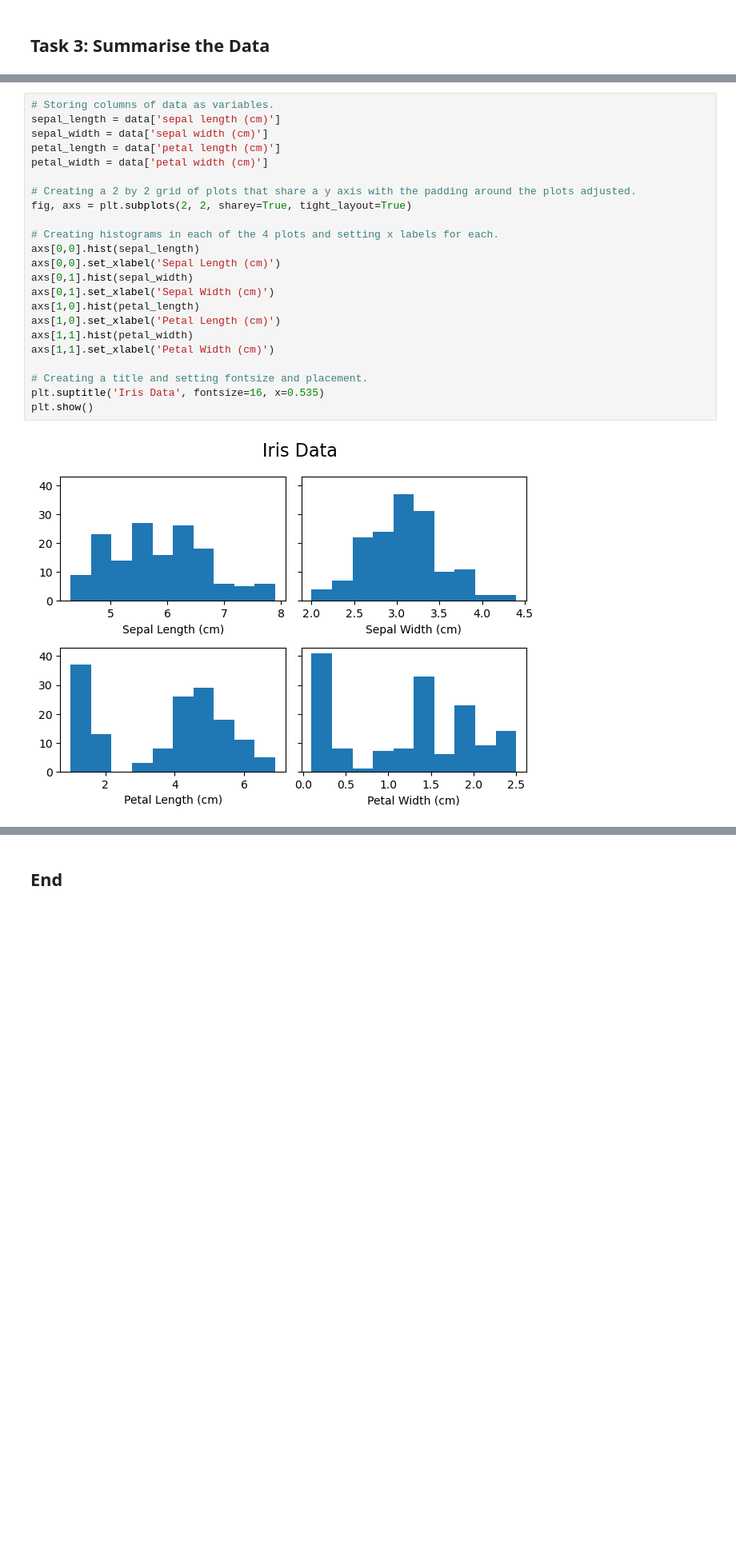
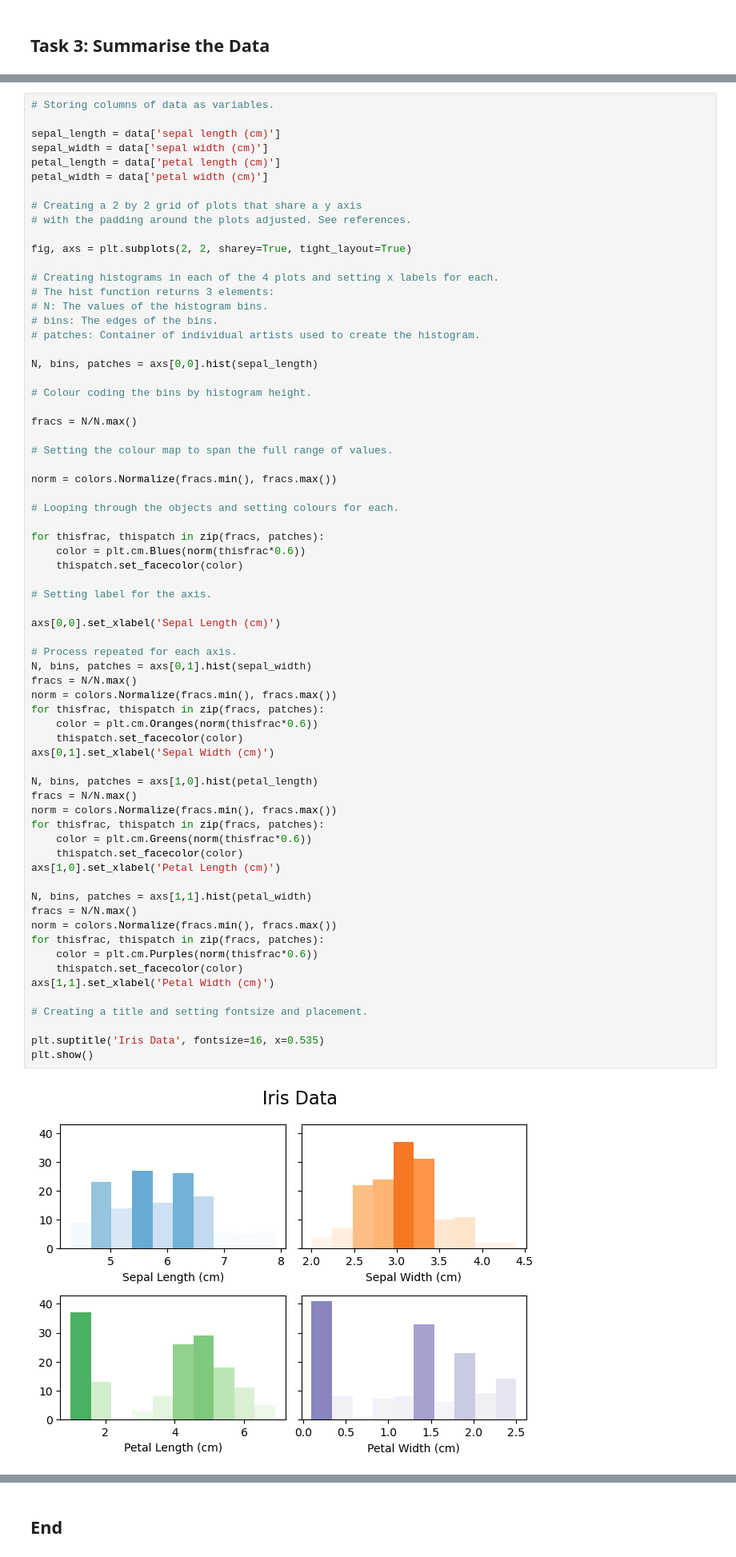
Before and after one commit to CeamanCollins/principles_of_data_analytics_assessment, a Jupyter notebook: tasks.ipynb, the cells around one changed output, grey strips where cells are left out. Shown: that part at 80% size. Cells and saved outputs as stored; diff of their text form; blank space fills up the shorter version.

```diff
--- a/tasks.ipynb
+++ b/tasks.ipynb
@@ -143,25 +156,70 @@ References used:
 # %%
 # Storing columns of data as variables.
+
 sepal_length = data['sepal length (cm)']
 sepal_width = data['sepal width (cm)']
 petal_length = data['petal length (cm)']
 petal_width = data['petal width (cm)']
 
-# Creating a 2 by 2 grid of plots that share a y axis with the padding around the plots adjusted.
+# Creating a 2 by 2 grid of plots that share a y axis
+# with the padding around the plots adjusted. See references.
+
 fig, axs = plt.subplots(2, 2, sharey=True, tight_layout=True)
 
 # Creating histograms in each of the 4 plots and setting x labels for each.
-axs[0,0].hist(sepal_length)
+# The hist function returns 3 elements:
+# N: The values of the histogram bins.
+# bins: The edges of the bins.
+# patches: Container of individual artists used to create the histogram.
+
+N, bins, patches = axs[0,0].hist(sepal_length)
+
+# Colour coding the bins by histogram height.
+
+fracs = N/N.max()
+
+# Setting the colour map to span the full range of values.
+
+norm = colors.Normalize(fracs.min(), fracs.max())
+
+# Looping through the objects and setting colours for each.
+
+for thisfrac, thispatch in zip(fracs, patches):
+    color = plt.cm.Blues(norm(thisfrac*0.6))
+    thispatch.set_facecolor(color)
+
+# Setting label for the axis.
+
 axs[0,0].set_xlabel('Sepal Length (cm)')
-axs[0,1].hist(sepal_width)
+
+# Process repeated for each axis.
+N, bins, patches = axs[0,1].hist(sepal_width)
+fracs = N/N.max()
+norm = colors.Normalize(fracs.min(), fracs.max())
+for thisfrac, thispatch in zip(fracs, patches):
+    color = plt.cm.Oranges(norm(thisfrac*0.6))
+    thispatch.set_facecolor(color)
 axs[0,1].set_xlabel('Sepal Width (cm)')
-axs[1,0].hist(petal_length)
+
+N, bins, patches = axs[1,0].hist(petal_length)
+fracs = N/N.max()
+norm = colors.Normalize(fracs.min(), fracs.max())
+for thisfrac, thispatch in zip(fracs, patches):
+    color = plt.cm.Greens(norm(thisfrac*0.6))
+    thispatch.set_facecolor(color)
 axs[1,0].set_xlabel('Petal Length (cm)')
-axs[1,1].hist(petal_width)
+
+N, bins, patches = axs[1,1].hist(petal_width)
+fracs = N/N.max()
+norm = colors.Normalize(fracs.min(), fracs.max())
+for thisfrac, thispatch in zip(fracs, patches):
+    color = plt.cm.Purples(norm(thisfrac*0.6))
+    thispatch.set_facecolor(color)
 axs[1,1].set_xlabel('Petal Width (cm)')
 
 # Creating a title and setting fontsize and placement.
+
 plt.suptitle('Iris Data', fontsize=16, x=0.535)
 plt.show()
 # %% [output]
-[figure, old version]
+[figure, new version]
```
Also changed, not shown: parts of 30 cells of this notebook, 2 other files.
